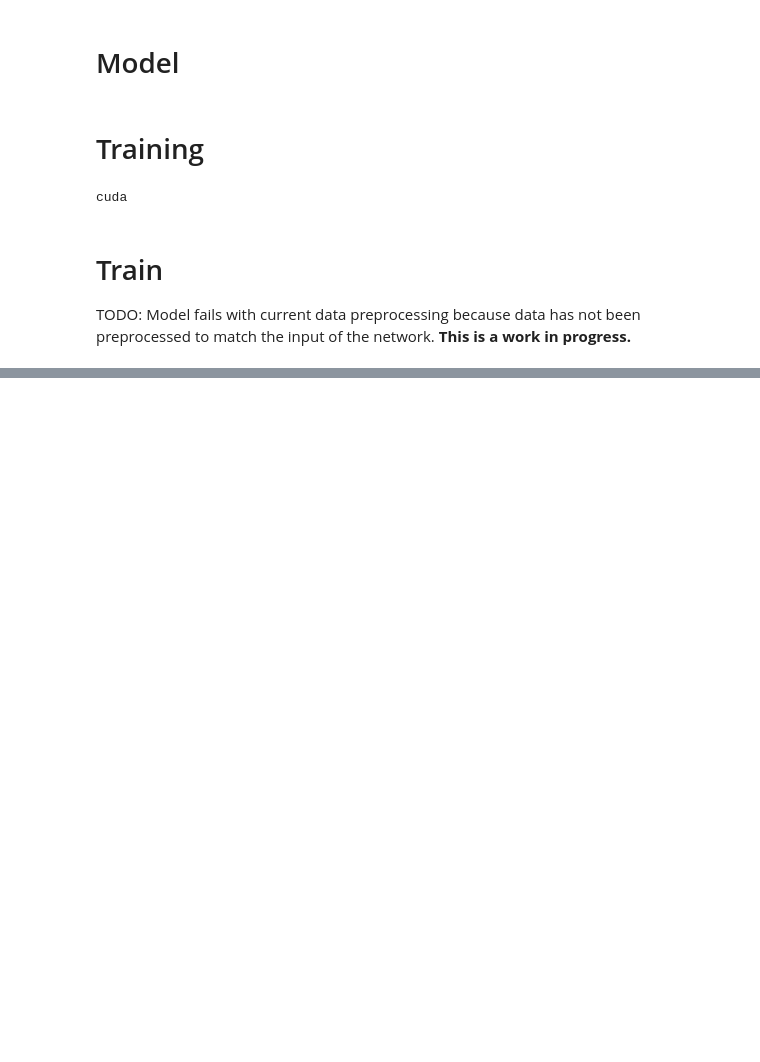
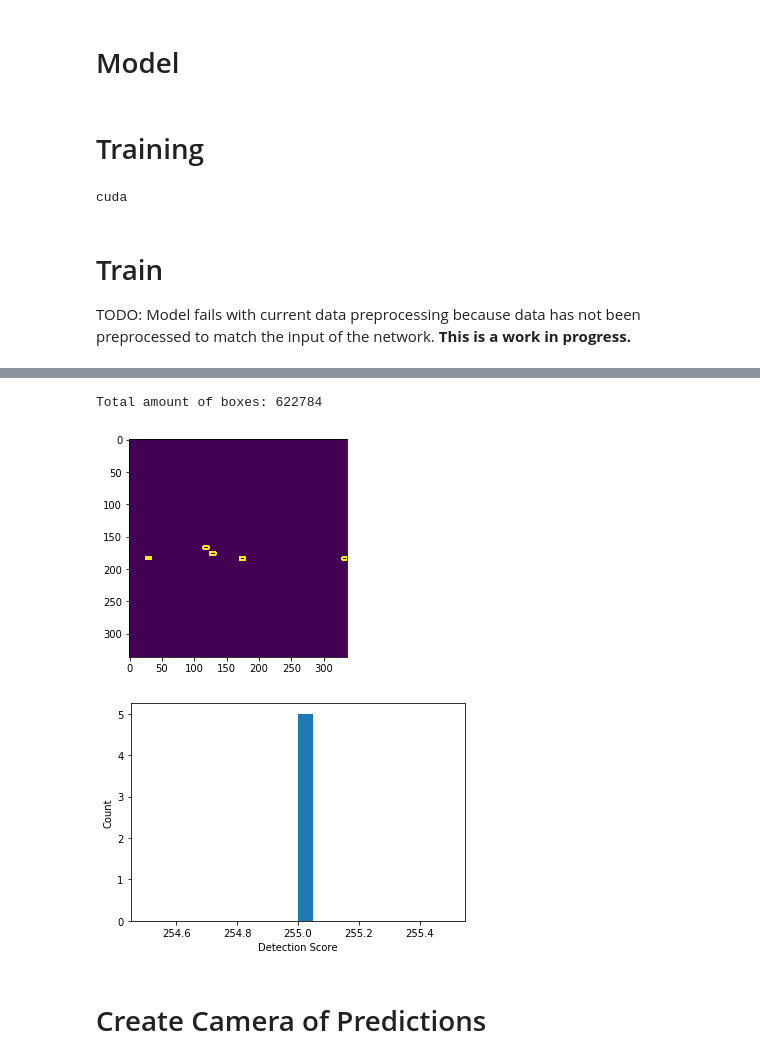
Before and after one commit to shih61/deep-learnging-3d-object-dectation, a Jupyter notebook: PSPNet_ResNet.ipynb, the cells around one changed output, grey strips where cells are left out. Cells and saved outputs as stored; diff of their text form; code cells hidden in the pictures; blank space fills up the shorter version.

```diff
--- a/PSPNet_ResNet.ipynb
+++ b/PSPNet_ResNet.ipynb
@@ -847,0 +1133,6 @@ plt.plot(losses)
+# %%
+model = Model([net7,model10])
+# %%
+class_heights = {'animal':0.51,'bicycle':1.44,'bus':3.44,'car':1.72,'emergency_vehicle':2.39,'motorcycle':1.59,
+                'other_vehicle':3.23,'pedestrian':1.78,'truck':3.44}
+level5data = LyftDataset(data_path='/home/ys3152/test_dataset', json_path='/home/ys3152/test_data', verbose=True)
@@ -847,0 +1194,14 @@ plt.plot(losses)
+# %%
+# sample_sub = pd.read_csv('../input/3d-object-detection-for-autonomous-vehicles/sample_submission.csv')
+all_sample_tokens,scene_len = [],[]
+for sample_token in tqdm_notebook(df.first_sample_token.values):
+    i = 0
+    while sample_token:
+        all_sample_tokens.append(sample_token)
+        sample = level5data.get("sample", sample_token)
+        sample_token = sample["next"]
+        i += 1
+    scene_len.append(i)
+#     print(len(all_sample_tokens[-1]))
+
+print('Total number of tokens=',len(all_sample_tokens))
@@ -847,0 +1245,8 @@ plt.plot(losses)
+# %%
+# We weigh the loss for the 0 class lower to account for (some of) the big class imbalance.
+device = torch.device('cuda' if torch.cuda.is_available() else 'cpu')
+class_weights = torch.from_numpy(np.array([0.2] + [1.0]*len(classes), dtype=np.float32))
+class_weights = class_weights.to(device)
+print(np.array([1.0]*len(classes), dtype=np.float32))
+print(class_weights)
+print(device)
@@ -847,0 +1313,23 @@ plt.plot(losses)
+# %%
+print("Total amount of boxes:", np.sum([len(x) for x in detection_boxes]))
+
+
+# Visualize the boxes in the first sample
+t = np.zeros_like(predictions_opened[0])
+for sample_boxes in detection_boxes[0]:
+    box_pix = np.int0(sample_boxes)
+    cv2.drawContours(t,[box_pix],0,(255),2)
+plt.imshow(t)
+plt.show()
+
+# Visualize their probabilities
+plt.hist(detection_scores[0], bins=20)
+plt.xlabel("Detection Score")
+plt.ylabel("Count")
+plt.show()
+# %% [output]
+Total amount of boxes: 622784
+[figure, added]
+[figure, added]
+# %% [markdown]
+# Create Camera of Predictions
```
Also changed, not shown: parts of 26 cells of this notebook, 2 other files.
